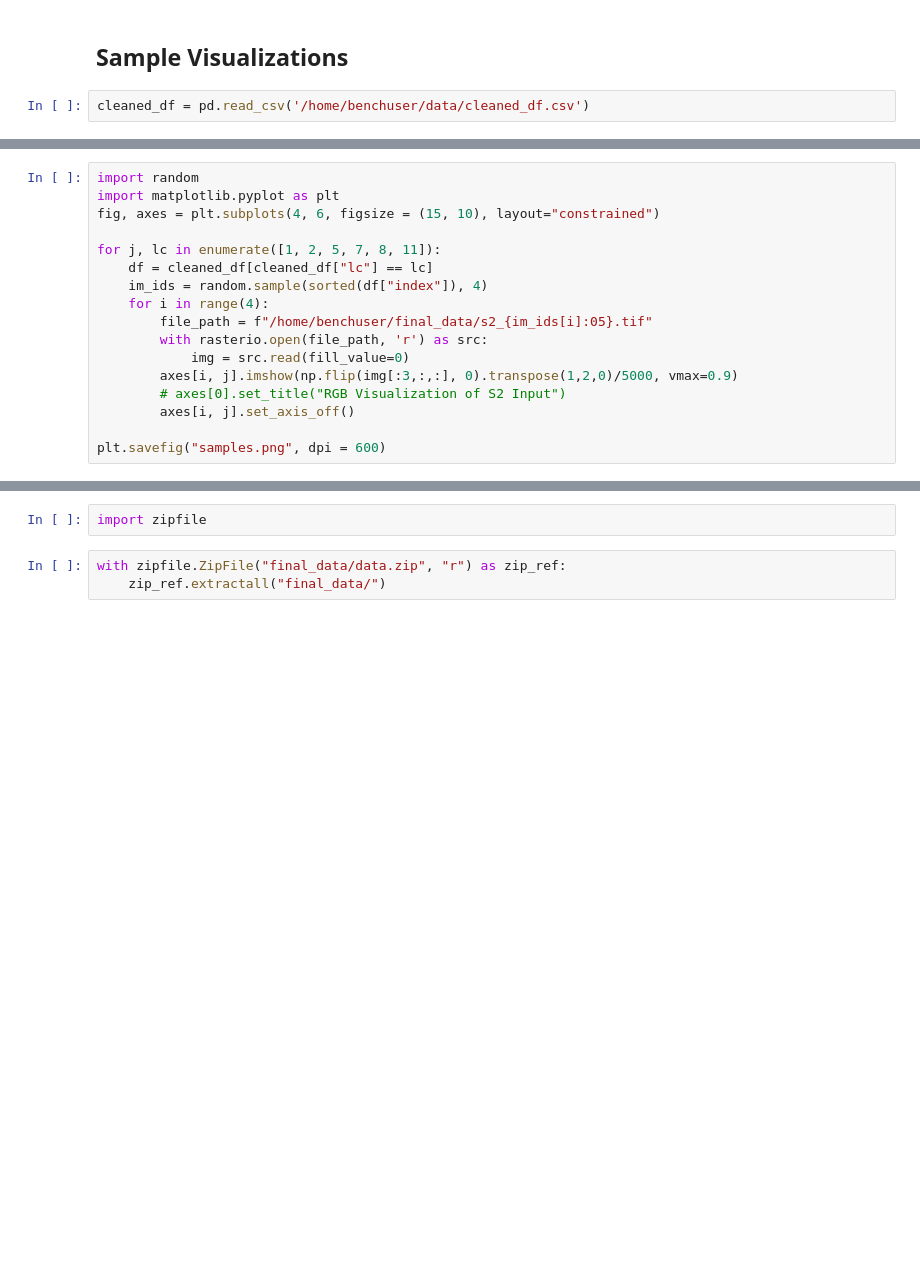
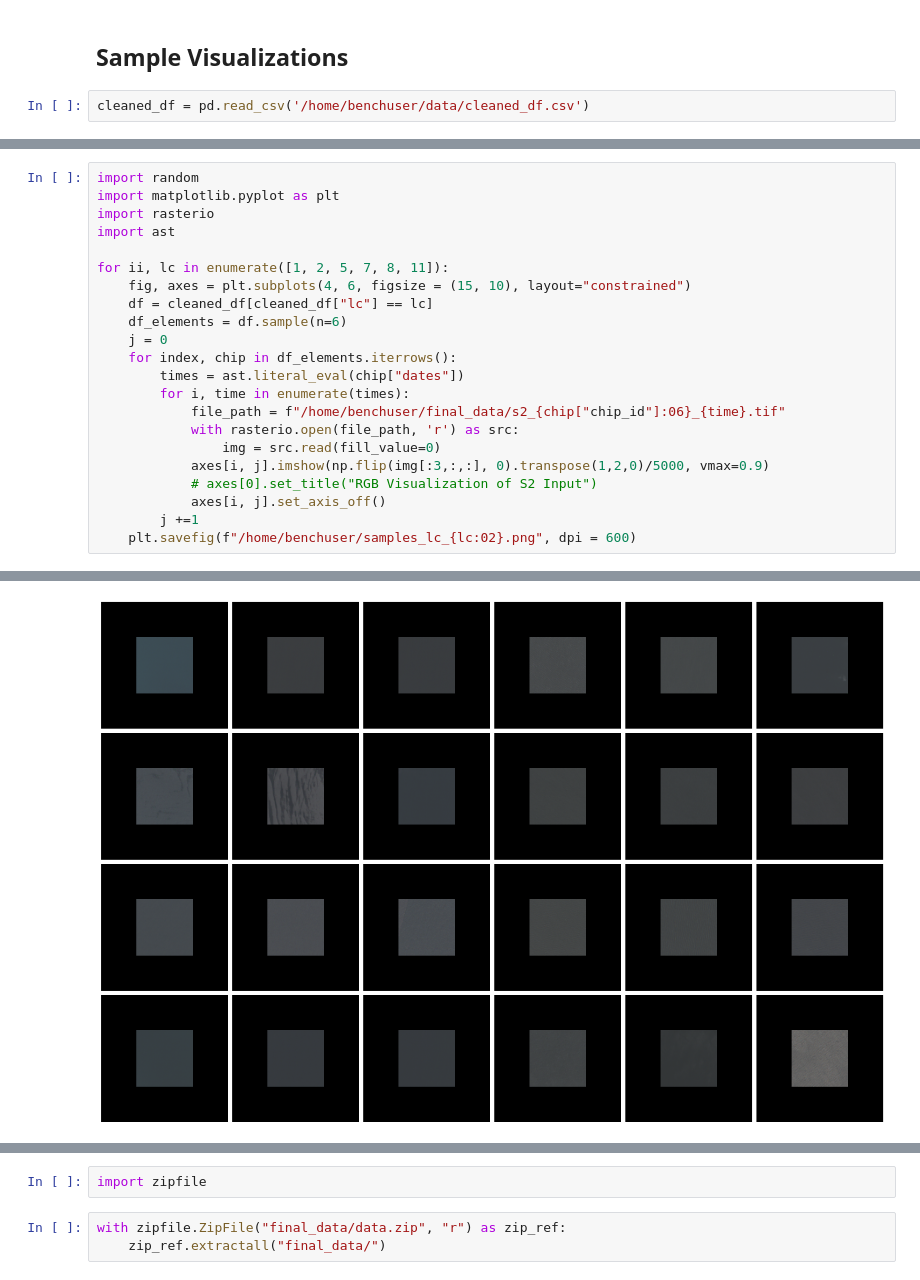
Before and after one commit to ClarkCGA/gelos-lc-datagen, a Jupyter notebook: notebooks/data_cleaning.ipynb, the cells around one changed output, grey strips where cells are left out. Saved outputs shown, nothing was run; the diff lists cells and outputs as text; blank space fills up the shorter version.

```diff
--- a/notebooks/data_cleaning.ipynb
+++ b/notebooks/data_cleaning.ipynb
@@ -138,17 +127,23 @@ cleaned_df = pd.read_csv('/home/benchuser/data/cleaned_df.csv')
 # %%
 import random
 import matplotlib.pyplot as plt
-fig, axes = plt.subplots(4, 6, figsize = (15, 10), layout="constrained")
+import rasterio
+import ast
 
-for j, lc in enumerate([1, 2, 5, 7, 8, 11]):
+for ii, lc in enumerate([1, 2, 5, 7, 8, 11]):
+    fig, axes = plt.subplots(4, 6, figsize = (15, 10), layout="constrained")
     df = cleaned_df[cleaned_df["lc"] == lc]
-    im_ids = random.sample(sorted(df["index"]), 4)
-    for i in range(4):
-        file_path = f"/home/benchuser/final_data/s2_{im_ids[i]:05}.tif"
-        with rasterio.open(file_path, 'r') as src:
-            img = src.read(fill_value=0)
-        axes[i, j].imshow(np.flip(img[:3,:,:], 0).transpose(1,2,0)/5000, vmax=0.9)
-        # axes[0].set_title("RGB Visualization of S2 Input")
-        axes[i, j].set_axis_off()
-
-plt.savefig("samples.png", dpi = 600)
+    df_elements = df.sample(n=6)
+    j = 0
+    for index, chip in df_elements.iterrows():
+        times = ast.literal_eval(chip["dates"])
+        for i, time in enumerate(times):
+            file_path = f"/home/benchuser/final_data/s2_{chip["chip_id"]:06}_{time}.tif"
+            with rasterio.open(file_path, 'r') as src:
+                img = src.read(fill_value=0)
+            axes[i, j].imshow(np.flip(img[:3,:,:], 0).transpose(1,2,0)/5000, vmax=0.9)
+            # axes[0].set_title("RGB Visualization of S2 Input")
+            axes[i, j].set_axis_off()
+        j +=1
+    plt.savefig(f"/home/benchuser/samples_lc_{lc:02}.png", dpi = 600)
+# %% [output]
@@ -154,0 +167 @@ plt.savefig("samples.png", dpi = 600)
+[figure, added]
```
Also changed, not shown: parts of 17 cells of this notebook, 3 other files.
